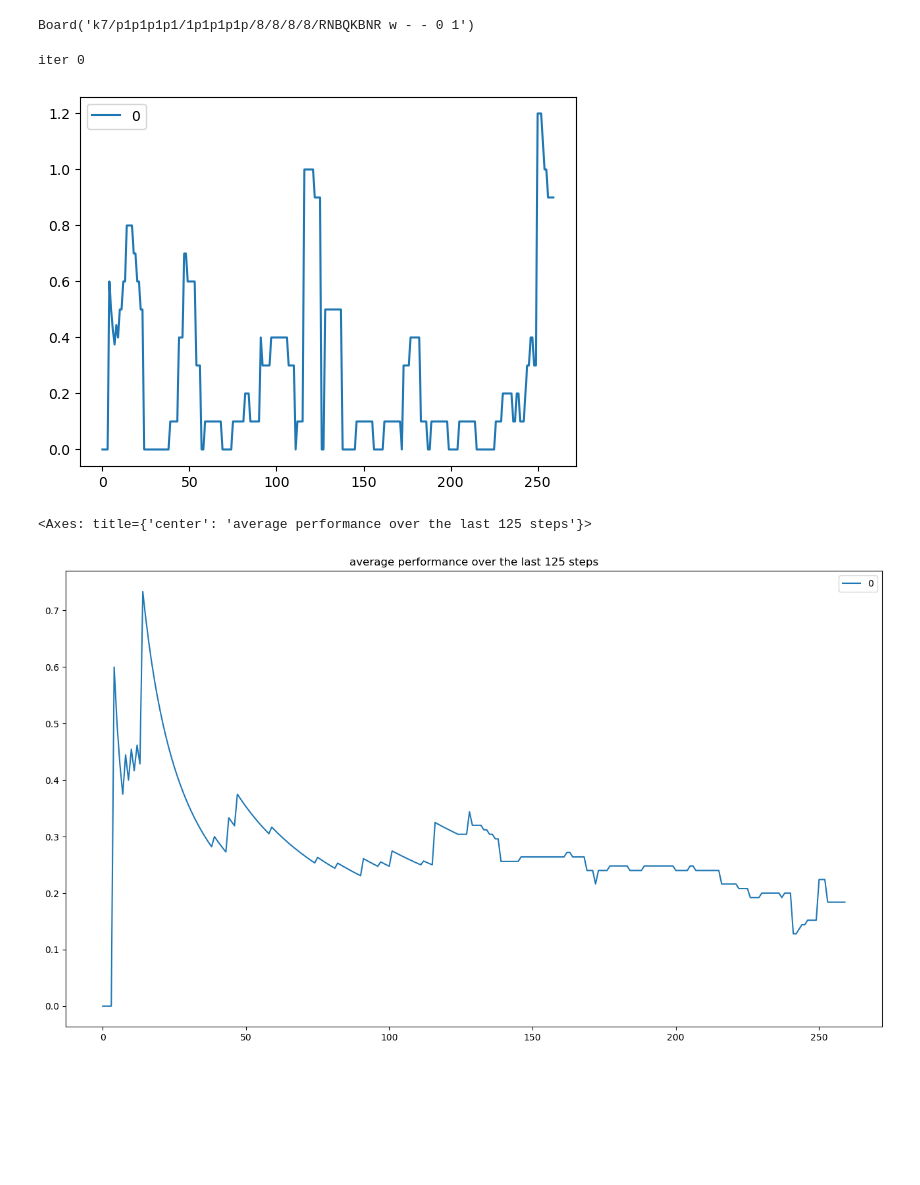
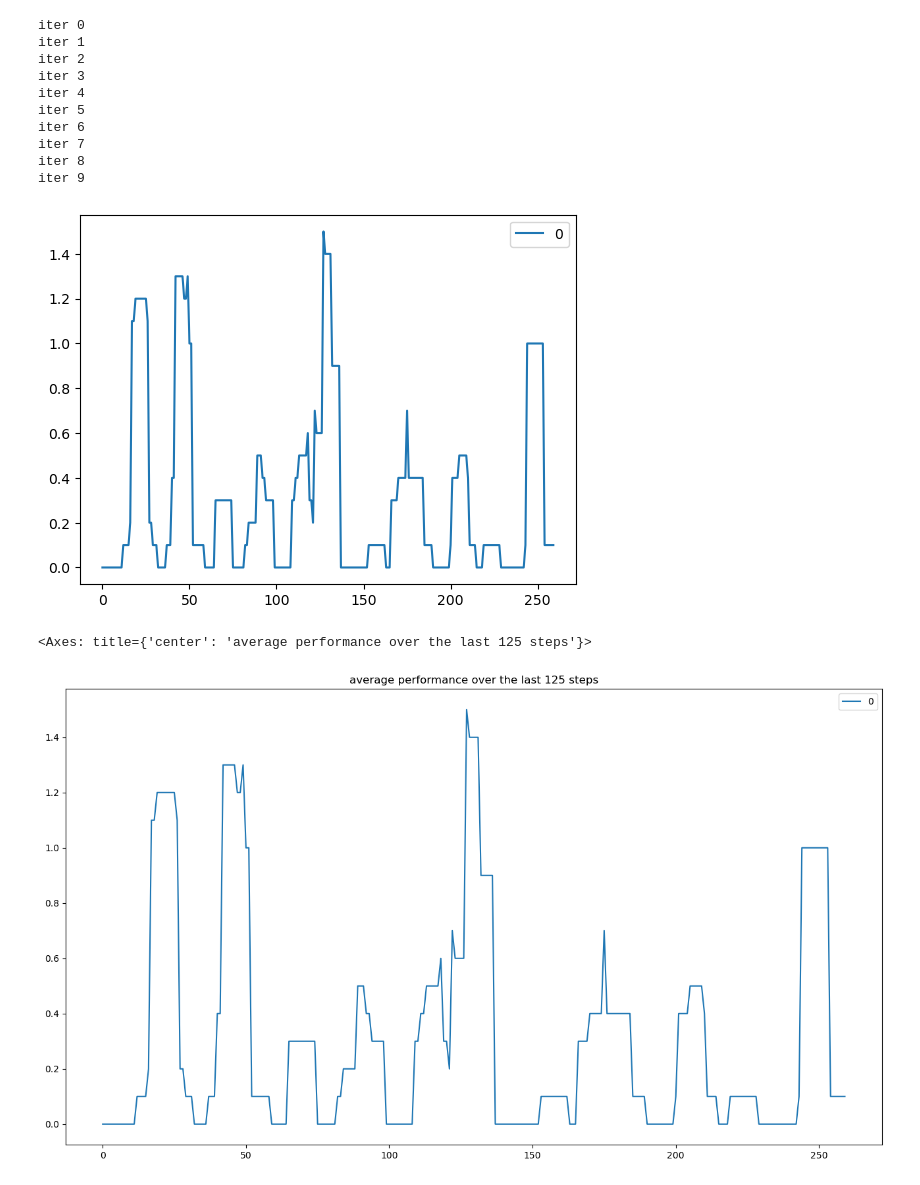
Before and after one commit to valinsogna/ReinForceMate, a Jupyter notebook: run_capture.ipynb, the cells around one changed output. Cells and saved outputs as stored; diff of their text form; code cells hidden in the pictures; blank space fills up the shorter version.

```diff
--- a/run_capture.ipynb
+++ b/run_capture.ipynb
@@ -14,4 +0,0 @@ from src.learn._reinforce import Reinforce
-# %%
-board.board
-# %% [output]
-Board('k7/p1p1p1p1/1p1p1p1p/8/8/8/8/RNBQKBNR w - - 0 1')
@@ -22,18 +3,29 @@ R = Q_learning_capture(agent,board)
+# %%
+r = Q_Learning(capture=True)
 # %%
-game = R.learn(10)
+game = r.learn(750)
 # %% [output]
 iter 0
+iter 1
+iter 2
+iter 3
+iter 4
+iter 5
+iter 6
+iter 7
+iter 8
+iter 9
-[figure, old version]
+[figure, new version]
 # %%
 # Save the game in a pgn file
 new_pgn = open("game.pgn", "w", encoding="utf-8")
 # %%
 import pandas as pd
-reward_smooth = pd.DataFrame(R.reward_trace)
-reward_smooth.rolling(window=125,min_periods=0).mean().plot(figsize=(16,9),title='average performance over the last 125 steps')
+reward_smooth = pd.DataFrame(r.reward_trace)
+reward_smooth.rolling(window=10,min_periods=0).mean().plot(figsize=(16,9),title='average performance over the last 125 steps')
 # %% [output]
 <Axes: title={'center': 'average performance over the last 125 steps'}>
-[figure, old version]
+[figure, new version]
 # %%
 print(game)
 # %% [output]
```
Also changed, not shown: parts of 8 cells of this notebook, 24 other files.
